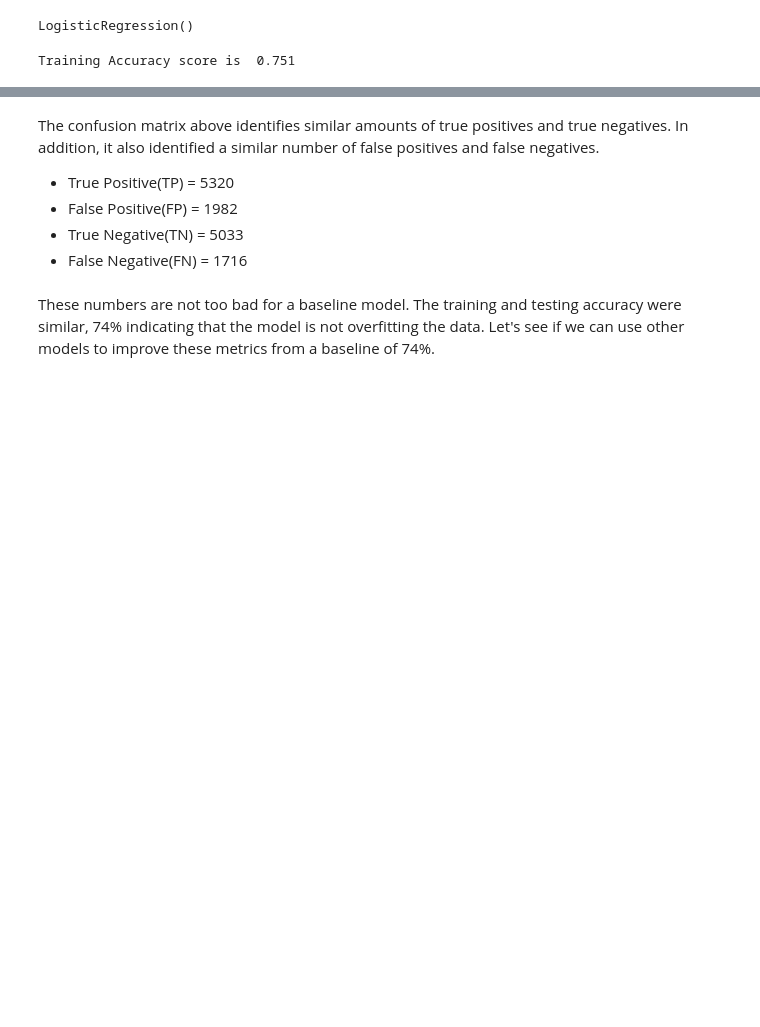
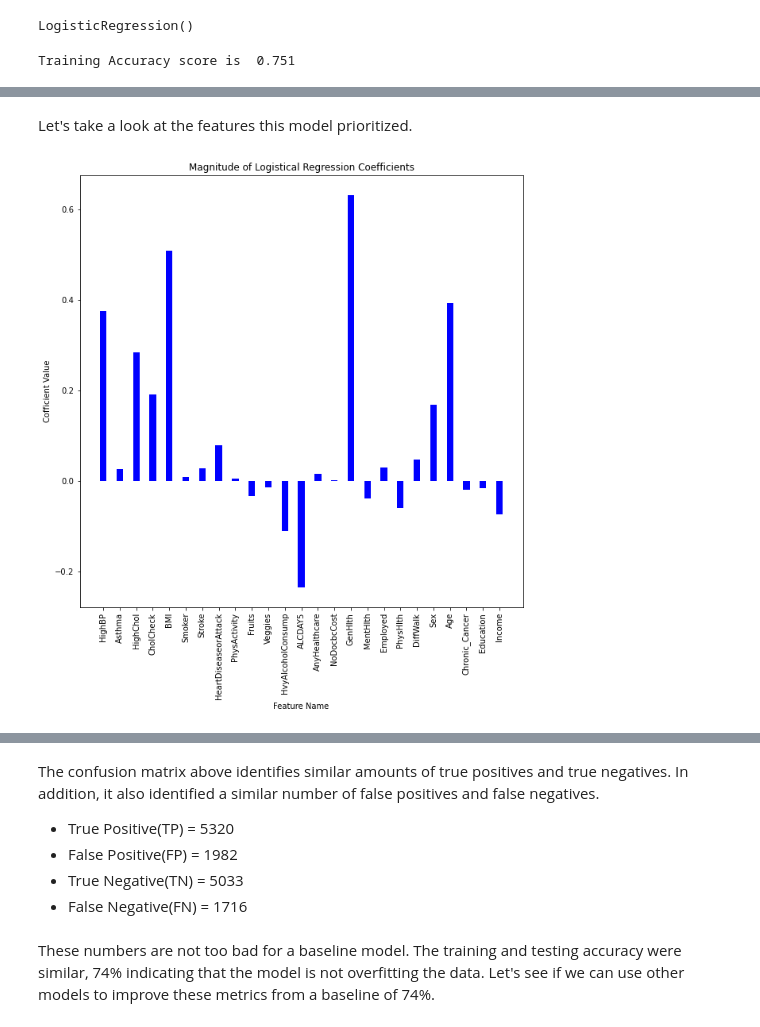
Before and after one commit to dragunat2016/Diabetes_Prediction, a Jupyter notebook: index.ipynb, the cells around one changed output, grey strips where cells are left out. Saved outputs shown, nothing was run; the diff lists cells and outputs as text; code cells hidden in the pictures; blank space fills up the shorter version.

```diff
--- a/index.ipynb
+++ b/index.ipynb
@@ -216,0 +244,19 @@ F1 Score 0.7559801938768395
+# %% [markdown]
+Let's take a look at the features this model prioritized.
+# %%
+fig = plt.figure(figsize = (10, 10))
+
+feature_name = X_train.columns
+coef_val = lr_model.coef_[0]
+
+# creating the bar plot
+plt.bar(feature_name, coef_val, color ='blue',
+        width = 0.4)
+
+plt.xlabel("Feature Name")
+plt.ylabel("Cofficient Value")
+plt.title("Magnitude of Logistical Regression Coefficients")
+plt.xticks(rotation=90)
+plt.show()
+# %% [output]
+[figure, added]
```
Also changed, not shown: parts of 82 cells of this notebook, 8 other files.
